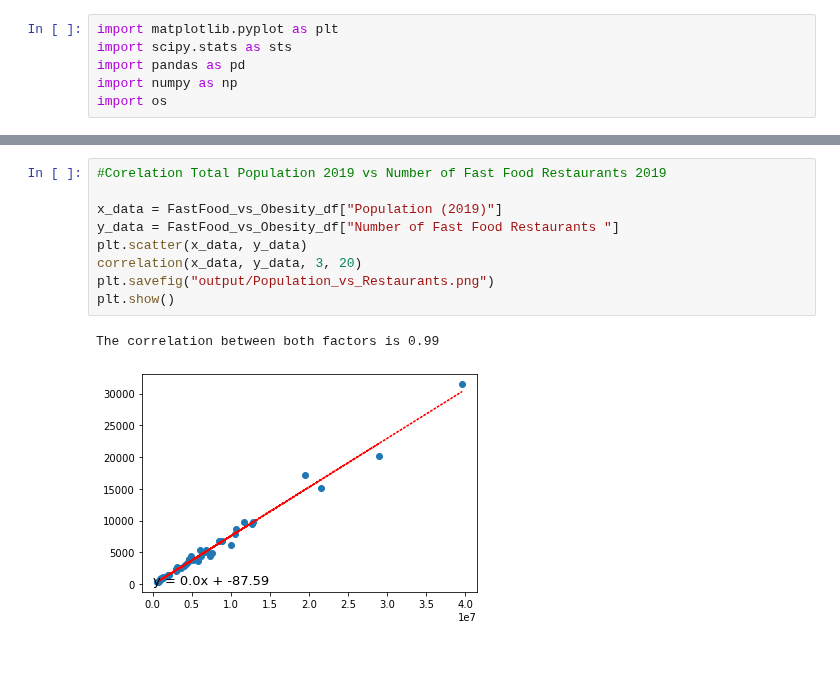
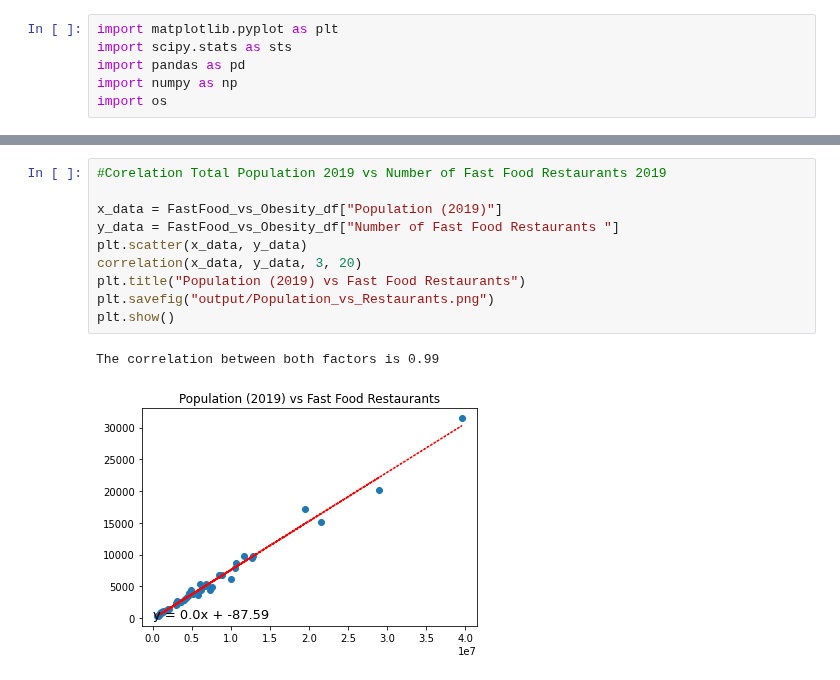
Before and after one commit to rajeshnair1984/Project_Obesity, a Jupyter notebook: FastFood_FinalData.ipynb, the cells around one changed output, grey strips where cells are left out. Drawn from its saved outputs; the diff is of its cells as text.

```diff
--- a/FastFood_FinalData.ipynb
+++ b/FastFood_FinalData.ipynb
@@ -61,12 +62,13 @@ The correlation between both factors is 0.75
 # %%
 #Corelation Total Population 2019 vs Number of Fast Food Restaurants 2019
 
 x_data = FastFood_vs_Obesity_df["Population (2019)"]
 y_data = FastFood_vs_Obesity_df["Number of Fast Food Restaurants "]
 plt.scatter(x_data, y_data)
 correlation(x_data, y_data, 3, 20)
+plt.title("Population (2019) vs Fast Food Restaurants")
 plt.savefig("output/Population_vs_Restaurants.png")
 plt.show()
 # %% [output]
 The correlation between both factors is 0.99
-[figure, old version]
+[figure, new version]
```
Also changed, not shown: parts of 1 cell of this notebook, 2 other files.
